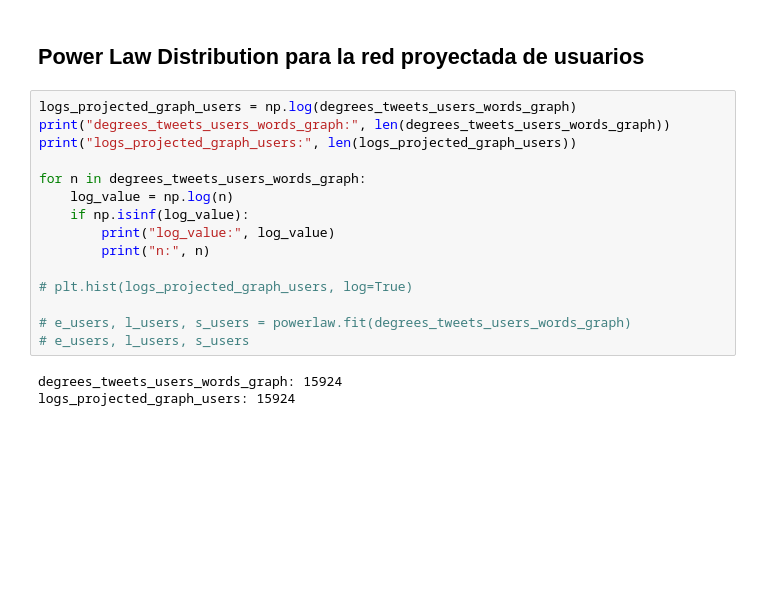
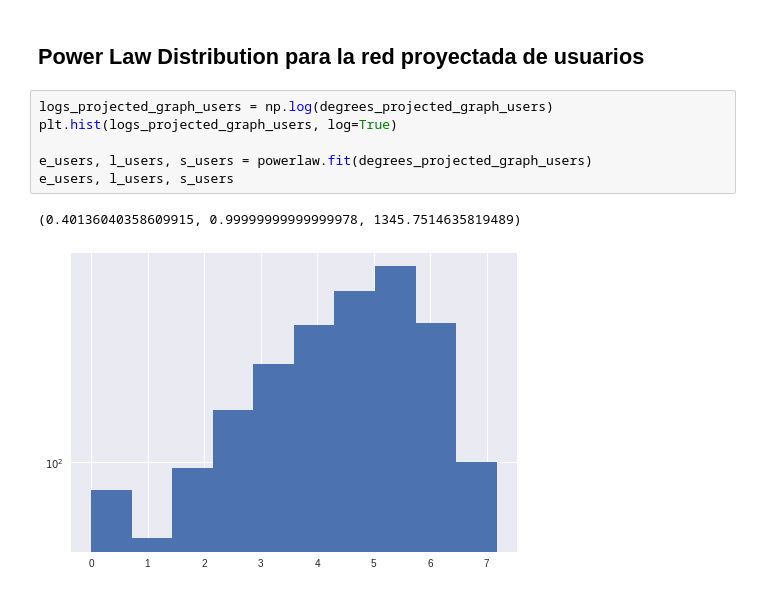
Before and after one commit to spulido99/NetworksAnalysis, a Jupyter notebook: camilo_torres_botero/proyecto/Red bipartita de usuarios y palabras en tweets.ipynb, the cells around one changed output. Cells and saved outputs as stored; diff of their text form; blank space fills up the shorter version.

```diff
--- a/camilo_torres_botero/proyecto/Red bipartita de usuarios y palabras en tweets.ipynb
+++ b/camilo_torres_botero/proyecto/Red bipartita de usuarios y palabras en tweets.ipynb
@@ -123,20 +127,11 @@ e, l, s
 # %% [markdown]
 ## Power Law Distribution para la red proyectada de usuarios
 # %%
-logs_projected_graph_users = np.log(degrees_tweets_users_words_graph)
-print("degrees_tweets_users_words_graph:", len(degrees_tweets_users_words_graph))
-print("logs_projected_graph_users:", len(logs_projected_graph_users))
+logs_projected_graph_users = np.log(degrees_projected_graph_users)
+plt.hist(logs_projected_graph_users, log=True)
 
-for n in degrees_tweets_users_words_graph:
-    log_value = np.log(n)
-    if np.isinf(log_value):
-        print("log_value:", log_value)
-        print("n:", n)
-
-# plt.hist(logs_projected_graph_users, log=True)
-
-# e_users, l_users, s_users = powerlaw.fit(degrees_tweets_users_words_graph)
-# e_users, l_users, s_users
+e_users, l_users, s_users = powerlaw.fit(degrees_projected_graph_users)
+e_users, l_users, s_users
 # %% [output]
-degrees_tweets_users_words_graph: 15924
-logs_projected_graph_users: 15924
+(0.40136040358609915, 0.99999999999999978, 1345.7514635819489)
+[figure, added]
```
Also changed, not shown: parts of 10 cells of this notebook, 5 other files.
